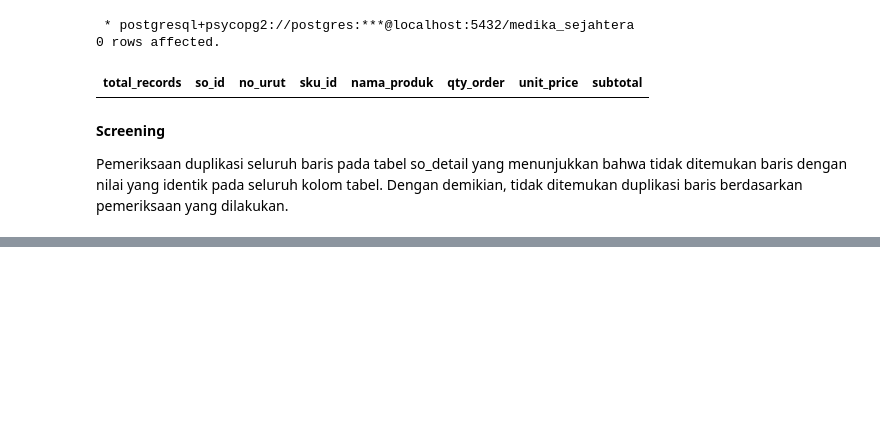
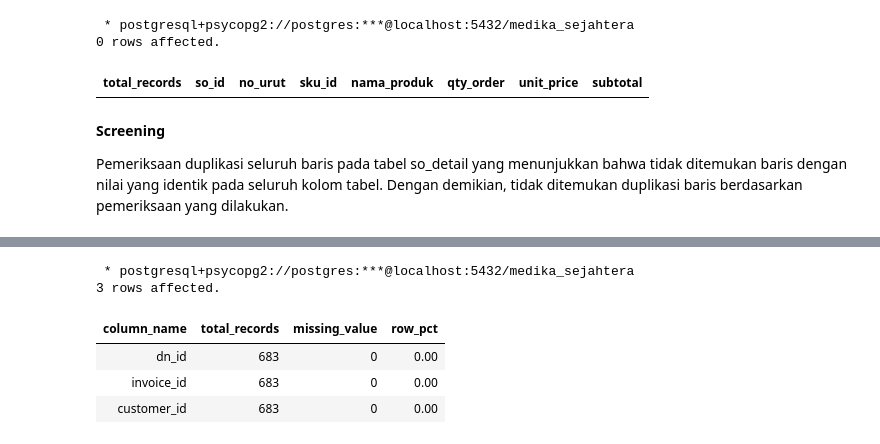
Before and after one commit to Rpfitrah/return-analysis-medika-sejahtera, a Jupyter notebook: Notebook/01_data_understanding.ipynb, the cells around one changed output, grey strips where cells are left out. Saved outputs shown, nothing was run; the diff lists cells and outputs as text; code cells hidden in the pictures; blank space fills up the shorter version.

```diff
--- a/Notebook/01_data_understanding.ipynb
+++ b/Notebook/01_data_understanding.ipynb
@@ -1073,0 +1076,54 @@ Pemeriksaan duplikasi seluruh baris pada tabel so_detail yang menunjukkan bahwa
+# %%
+%%sql
+
+SELECT
+    'dn_id' AS column_name,
+    COUNT(*) AS total_records,
+    COUNT(*) FILTER (
+         WHERE dn_id IS NULL
+            ) AS missing_value,
+    ROUND(
+        COUNT(*) FILTER (
+            WHERE dn_id IS NULL) * 100.0 / NULLIF(COUNT(*), 0),2
+        ) AS row_pct
+FROM dn_data
+
+UNION ALL
+
+SELECT
+    'invoice_id',
+    COUNT(*),
+    COUNT(*) FILTER (
+        WHERE invoice_id IS NULL
+    ),
+    ROUND(
+        COUNT (*) FILTER(
+            WHERE invoice_id IS NULL
+        ) *100.0 / NULLIF (COUNT(*),0),2
+    )
+
+FROM
+    dn_data
+
+UNION ALL
+
+SELECT
+    'customer_id',
+    COUNT (*),
+    COUNT (*) FILTER (
+        WHERE customer_id IS NULL
+    ),
+    ROUNd(
+        COUNT (*) FILTER(
+            WHERE customer_id IS NULL
+        )*100.0 / NULLIF(COUNT(*),0), 2
+    )
+FROM
+    dn_data
+# %% [output]
+ * postgresql+psycopg2://postgres:***@localhost:5432/medika_sejahtera
+3 rows affected.
+| column_name | total_records | missing_value | row_pct |
+| dn_id | 683 | 0 | 0.00 |
+| invoice_id | 683 | 0 | 0.00 |
+| customer_id | 683 | 0 | 0.00 |
```
Also changed, not shown: parts of 5 cells of this notebook.
